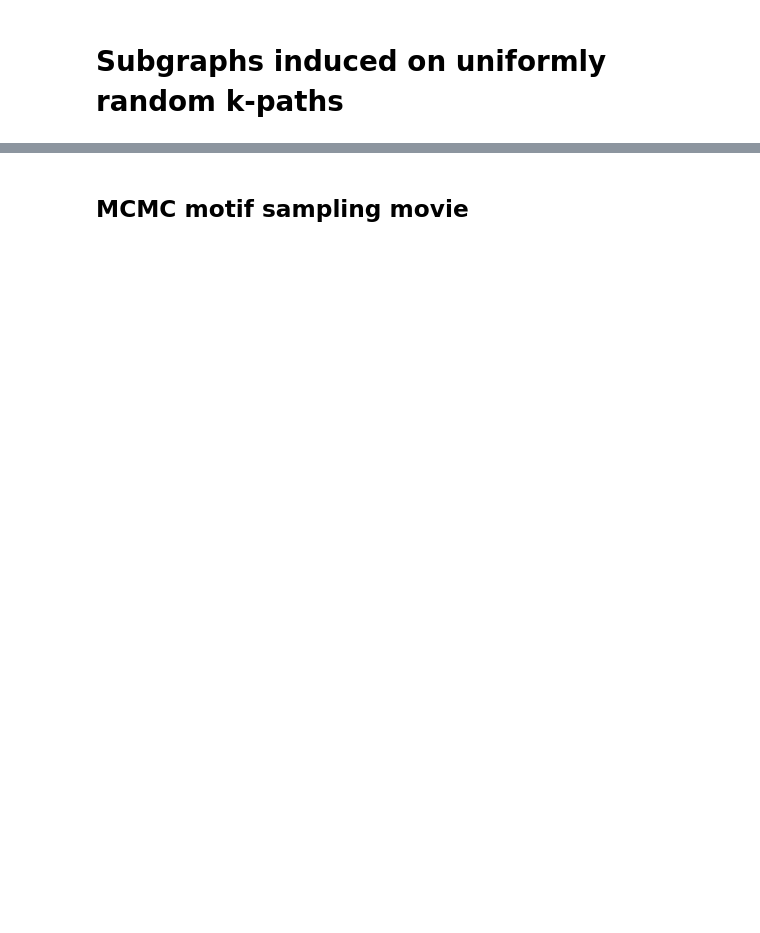
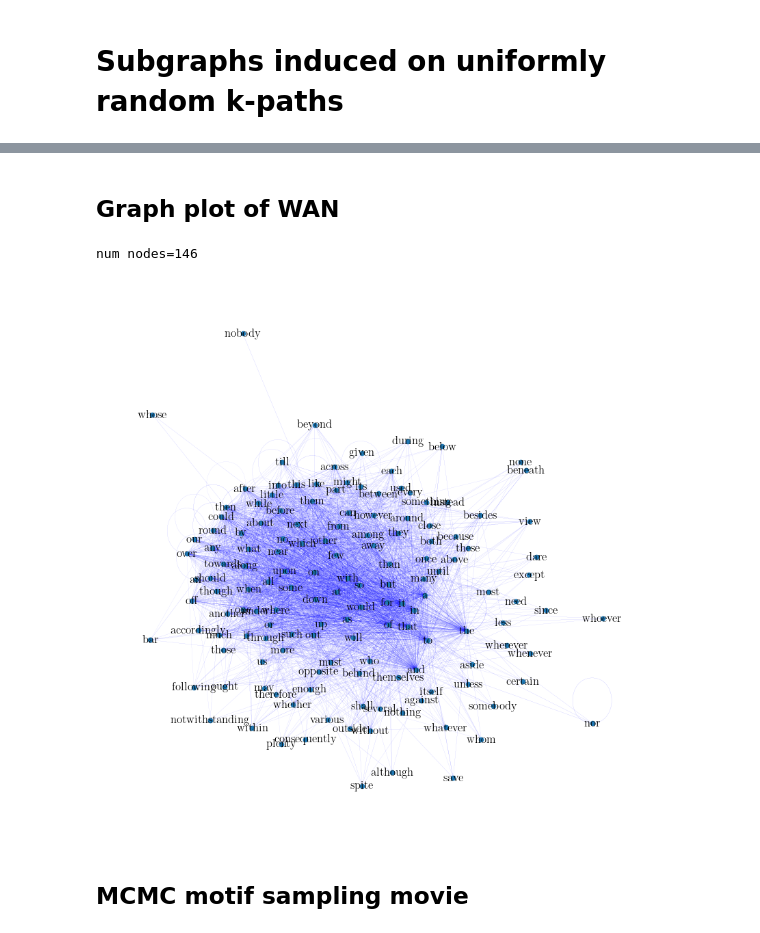
Before and after one commit to HanbaekLyu/motif_sampling, a Jupyter notebook: motif_sampling_ex.ipynb, the cells around one changed output, grey strips where cells are left out. Saved outputs shown, nothing was run; the diff lists cells and outputs as text; code cells hidden in the pictures; blank space fills up the shorter version.

Commit message:
updating notebook for WAN plotting

```diff
--- a/motif_sampling_ex.ipynb
+++ b/motif_sampling_ex.ipynb
@@ -208,4 +69,0 @@ H.save_wtd_edgelist(default_folder="Data/Networks_all_NDL", default_name="arxiv_
-# %%
-path = "Data/Networks_all_NDL/arxiv_sub.txt"
-G2 = nn.NNetwork()
-G2.load_add_edges(path, increment_weights=False, use_genfromtxt=False)
@@ -219,8 +70,2 @@ nx.diameter(G_conn)
-# %%
-fig = plt.figure(figsize=[10,10], constrained_layout=False)
-ax = fig.add_subplot()
-pos = nx.spring_layout(G_conn)
-edges = G_conn.edges()
-weights = [0.1 for u,v in G_conn.edges]
-nx.draw(G_conn, with_labels=False, width=weights, node_size=10, ax=ax, label='Graph')
-plt.savefig("Figures/IFDS/arxiv_sub", bbox_inches="tight", transparent=True)
+# %% [markdown]
+## Graph plot of WAN
@@ -227,3 +125,19 @@ plt.savefig("Figures/IFDS/arxiv_sub", bbox_inches="tight", transparent=True)
+# %%
+path = "WAN/abbott_1.txt"
+A = np.genfromtxt(path)
+# %%
+# Read in function word list
+path1 = "Output_files/functionwords_list.txt"
+
+with open(path1) as f:
+    lines = f.readlines()
+
+word_list = lines[0].split(' ')
+# %%
+display_wtd_nx_graph(A, node_labels=word_list)
+# %% [output]
+num nodes=146
+[figure, added]
 # %% [markdown]
 ## MCMC motif sampling movie
 # %%
```
Also changed, not shown: parts of 43 cells of this notebook.
